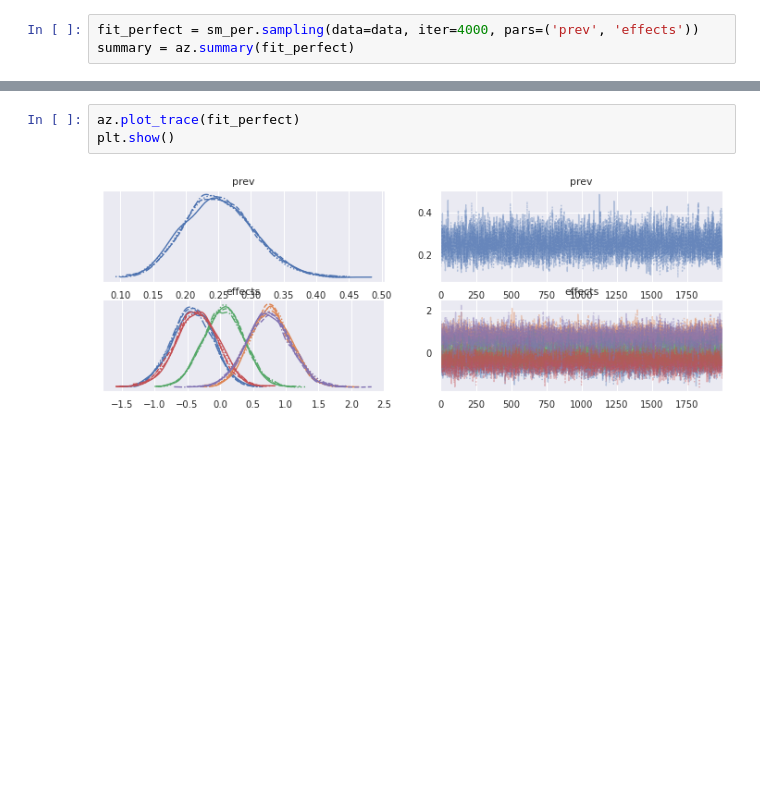
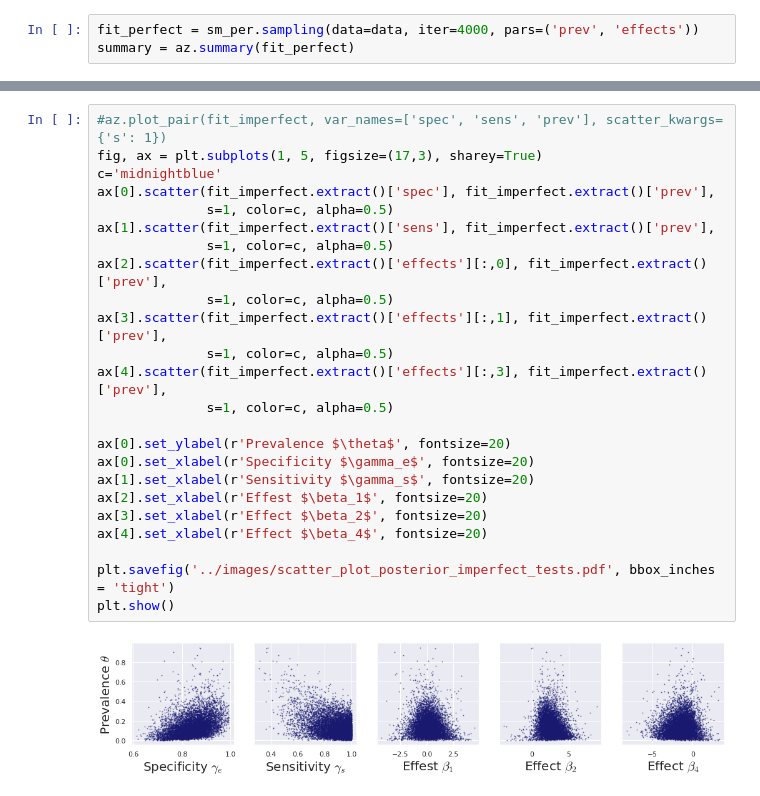
Before and after one commit to lucasmoschen/rds-bayesian-analysis-tcc, a Jupyter notebook: notebooks_book/imperfect_test.ipynb, the cells around one changed output, grey strips where cells are left out. Saved outputs shown, nothing was run; the diff lists cells and outputs as text; blank space fills up the shorter version.

```diff
--- a/notebooks_book/imperfect_test.ipynb
+++ b/notebooks_book/imperfect_test.ipynb
@@ -270,5 +295,26 @@ summary
-# %%
-az.plot_trace(fit_perfect)
-plt.show()
-# %% [output]
-[figure, removed]
+# %%
+#az.plot_pair(fit_imperfect, var_names=['spec', 'sens', 'prev'], scatter_kwargs={'s': 1})
+fig, ax = plt.subplots(1, 5, figsize=(17,3), sharey=True)
+c='midnightblue'
+ax[0].scatter(fit_imperfect.extract()['spec'], fit_imperfect.extract()['prev'],
+              s=1, color=c, alpha=0.5)
+ax[1].scatter(fit_imperfect.extract()['sens'], fit_imperfect.extract()['prev'],
+              s=1, color=c, alpha=0.5)
+ax[2].scatter(fit_imperfect.extract()['effects'][:,0], fit_imperfect.extract()['prev'],
+              s=1, color=c, alpha=0.5)
+ax[3].scatter(fit_imperfect.extract()['effects'][:,1], fit_imperfect.extract()['prev'],
+              s=1, color=c, alpha=0.5)
+ax[4].scatter(fit_imperfect.extract()['effects'][:,3], fit_imperfect.extract()['prev'],
+              s=1, color=c, alpha=0.5)
+
+ax[0].set_ylabel(r'Prevalence $\theta$', fontsize=20)
+ax[0].set_xlabel(r'Specificity $\gamma_e$', fontsize=20)
+ax[1].set_xlabel(r'Sensitivity $\gamma_s$', fontsize=20)
+ax[2].set_xlabel(r'Effest $\beta_1$', fontsize=20)
+ax[3].set_xlabel(r'Effect $\beta_2$', fontsize=20)
+ax[4].set_xlabel(r'Effect $\beta_4$', fontsize=20)
+
+plt.savefig('../images/scatter_plot_posterior_imperfect_tests.pdf', bbox_inches = 'tight')
+plt.show()
+# %% [output]
+[figure, added]
```
Also changed, not shown: parts of 13 cells of this notebook, 7 other files.
